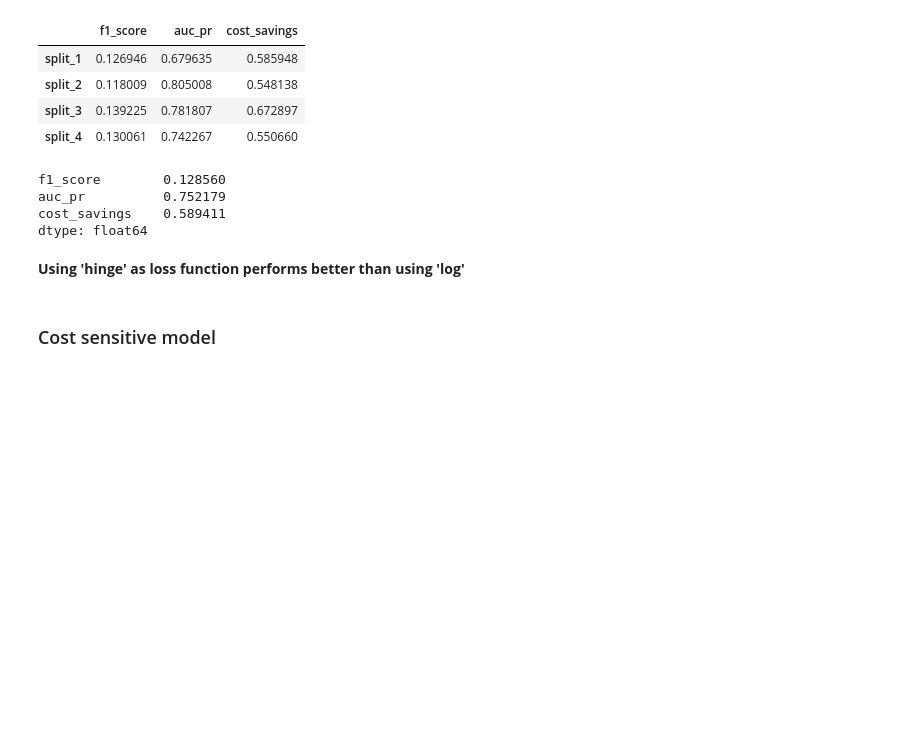
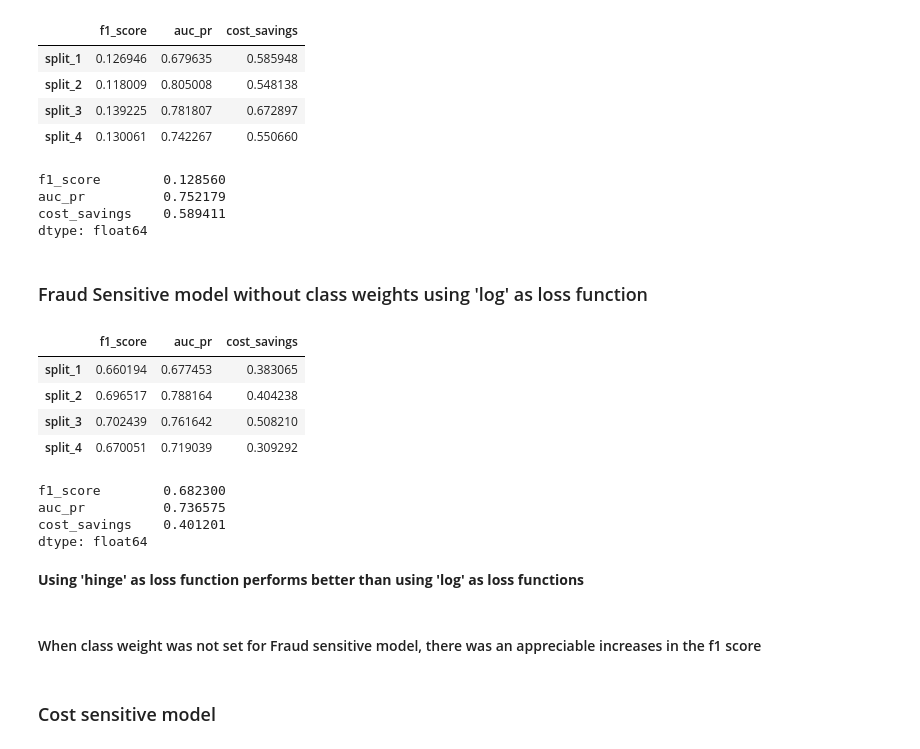
Before and after one commit to HamoyeHQ/g01-fraud-detection, a Jupyter notebook: model/ML models/SGDClassifier.ipynb, the cells around one changed output. Cells and saved outputs as stored; diff of their text form; code cells hidden in the pictures; blank space fills up the shorter version.

```diff
--- a/model/ML models/SGDClassifier.ipynb
+++ b/model/ML models/SGDClassifier.ipynb
@@ -196,8 +222,36 @@ f1_score        0.128560
 auc_pr          0.752179
 cost_savings    0.589411
 dtype: float64
+# %% [markdown]
+### Fraud Sensitive model without class weights using 'log' as loss function
+# %%
+fraud_sensitive_model = SGDClassifier( loss = 'log')
+fraud_sensitive_scaler = StandardScaler()
+
+fraud_sensitive_pipe = Pipeline([('scaler', fraud_sensitive_scaler), ('model', fraud_sensitive_model)])
+fraud_sensitive_scores = cross_validate(fraud_sensitive_pipe, np.array(X), y,
+                                        scoring=['f1', 'average_precision'],
+                                        cv=cv, n_jobs=4, return_estimator=True,error_score='raise')
+# %%
+fraud_sensitive_results = get_metric_scores(fraud_sensitive_scores, np.array(X))
+fraud_sensitive_results
+# %% [output]
+|  | f1_score | auc_pr | cost_savings |
+| split_1 | 0.660194 | 0.677453 | 0.383065 |
+| split_2 | 0.696517 | 0.788164 | 0.404238 |
+| split_3 | 0.702439 | 0.761642 | 0.508210 |
+| split_4 | 0.670051 | 0.719039 | 0.309292 |
+# %%
+fraud_sensitive_results.mean()
+# %% [output]
+f1_score        0.682300
+auc_pr          0.736575
+cost_savings    0.401201
+dtype: float64
 # %% [markdown]
-**Using 'hinge' as loss function performs better than using 'log'**
+**Using 'hinge' as loss function performs better than using 'log' as loss functions**
+# %% [markdown]
+#### When class weight was not set for Fraud sensitive model, there was an appreciable increases in the f1 score
 # %% [markdown]
 ### Cost sensitive model
 # %%
```
Also changed, not shown: parts of 4 cells of this notebook.
